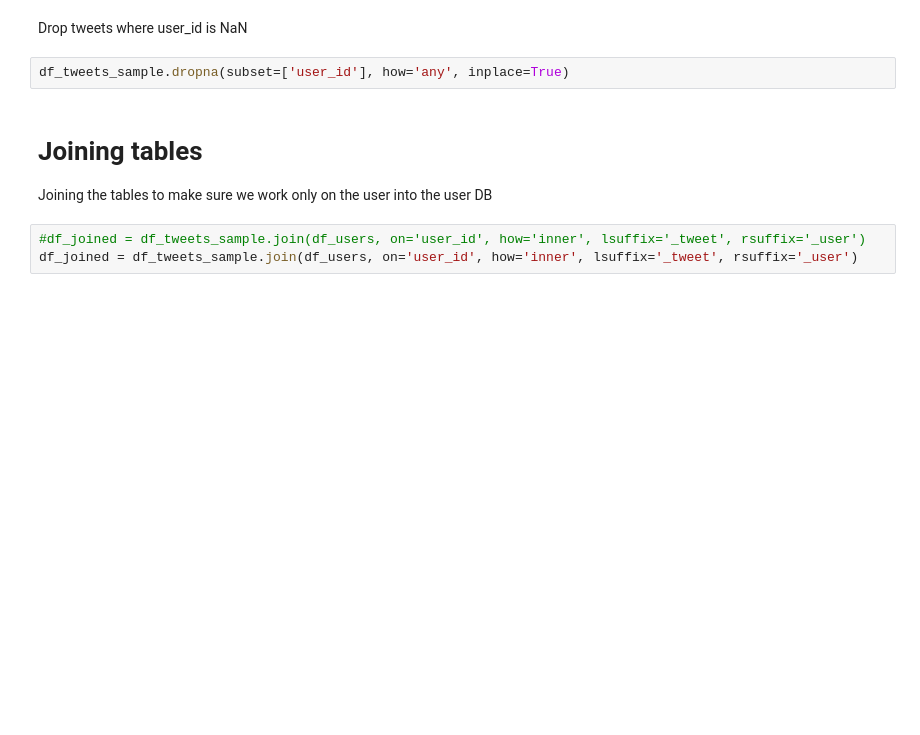
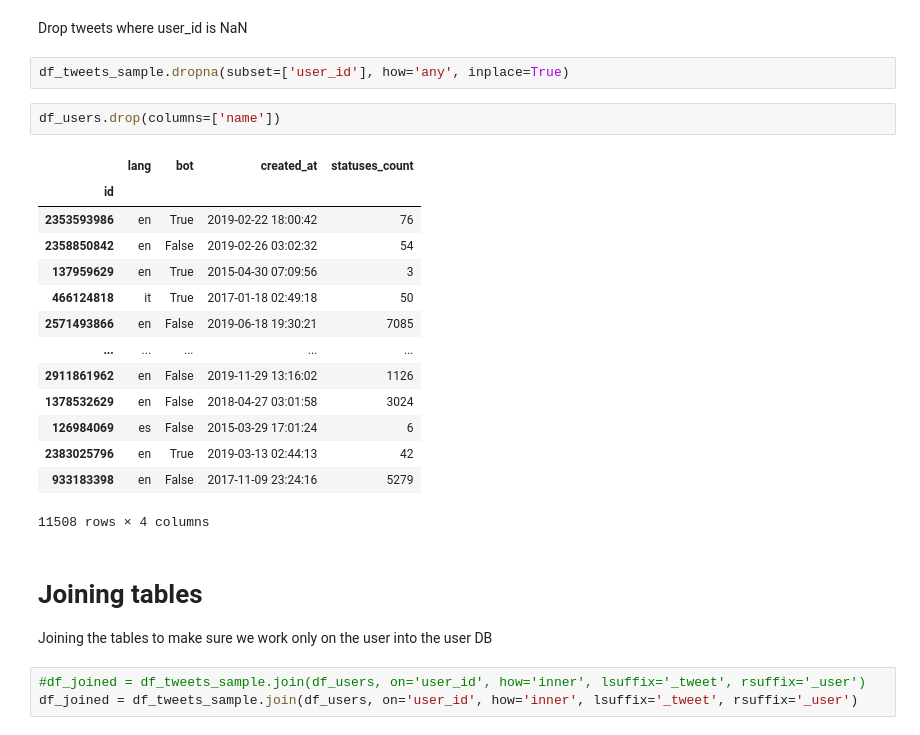
Before and after one commit to alessandrocubic/Unipi-Data-Mining-project-AY-22-23, a Jupyter notebook: data_understanding_sample.ipynb, the cells around one changed output. Saved outputs shown, nothing was run; the diff lists cells and outputs as text; blank space fills up the shorter version.

```diff
--- a/data_understanding_sample.ipynb
+++ b/data_understanding_sample.ipynb
@@ -379,6 +365,23 @@ sn.heatmap(df_tweets_sample.isnull(), cbar=False, xticklabels=True, ax=ax, ytick
 Drop tweets where user_id is NaN
 # %%
 df_tweets_sample.dropna(subset=['user_id'], how='any', inplace=True)
+# %%
+df_users.drop(columns=['name'])
+# %% [output]
+|  | lang | bot | created_at | statuses_count |
+| id |  |  |  |  |
+| 2353593986 | en | True | 2019-02-22 18:00:42 | 76 |
+| 2358850842 | en | False | 2019-02-26 03:02:32 | 54 |
+| 137959629 | en | True | 2015-04-30 07:09:56 | 3 |
+| 466124818 | it | True | 2017-01-18 02:49:18 | 50 |
+| 2571493866 | en | False | 2019-06-18 19:30:21 | 7085 |
+| ... | ... | ... | ... | ... |
+| 2911861962 | en | False | 2019-11-29 13:16:02 | 1126 |
+| 1378532629 | en | False | 2018-04-27 03:01:58 | 3024 |
+| 126984069 | es | False | 2015-03-29 17:01:24 | 6 |
+| 2383025796 | en | True | 2019-03-13 02:44:13 | 42 |
+| 933183398 | en | False | 2017-11-09 23:24:16 | 5279 |
+11508 rows × 4 columns
 # %% [markdown]
 # Joining tables
 Joining the tables to make sure we work only on the user into the user DB
```
Also changed, not shown: parts of 21 cells of this notebook.
